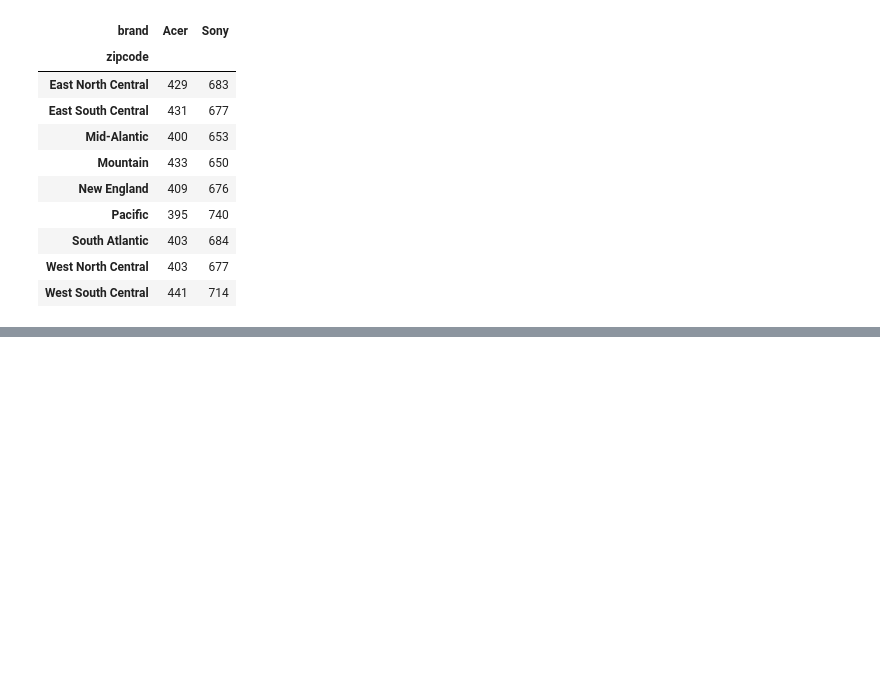
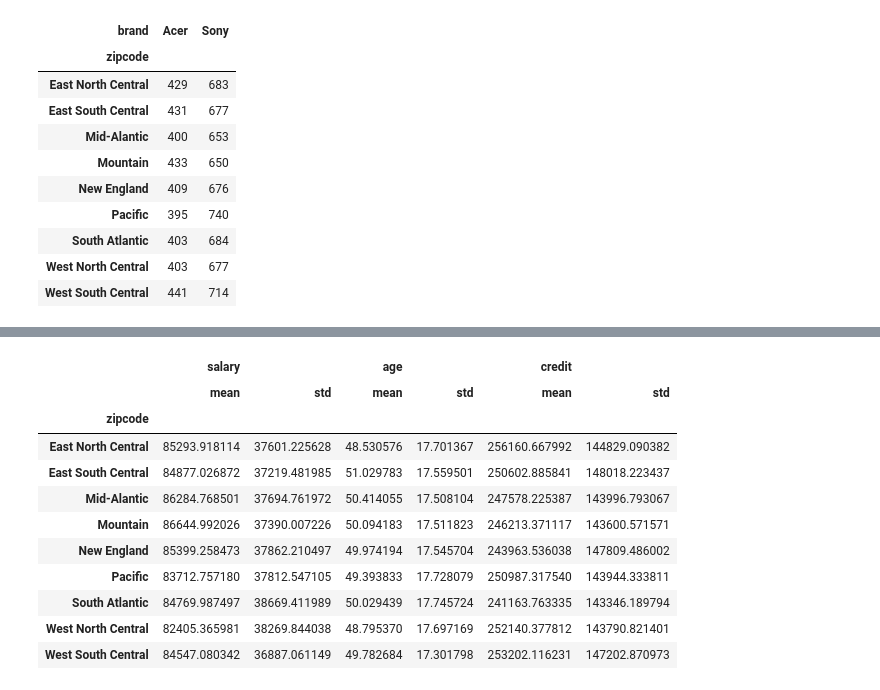
Before and after one commit to tle2001/market-research, a Jupyter notebook: market-research.ipynb, the cells around one changed output, grey strips where cells are left out. Saved outputs shown, nothing was run; the diff lists cells and outputs as text; code cells hidden in the pictures; blank space fills up the shorter version.

```diff
--- a/market-research.ipynb
+++ b/market-research.ipynb
@@ -366,0 +375,6 @@ SpecificationError: nested renamer is not supported
+# %%
+#group by zipcode/place
+
+groupby_zip = df_cat.groupby("zipcode").agg({"mean", "std"})
+groupby_zip
+# %% [output]
@@ -366,0 +382,12 @@ SpecificationError: nested renamer is not supported
+|  | salary |  | age |  | credit |  |
+|  | mean | std | mean | std | mean | std |
+| zipcode |  |  |  |  |  |  |
+| East North Central | 85293.918114 | 37601.225628 | 48.530576 | 17.701367 | 256160.667992 | 144829.090382 |
+| East South Central | 84877.026872 | 37219.481985 | 51.029783 | 17.559501 | 250602.885841 | 148018.223437 |
+| Mid-Alantic | 86284.768501 | 37694.761972 | 50.414055 | 17.508104 | 247578.225387 | 143996.793067 |
+| Mountain | 86644.992026 | 37390.007226 | 50.094183 | 17.511823 | 246213.371117 | 143600.571571 |
+| New England | 85399.258473 | 37862.210497 | 49.974194 | 17.545704 | 243963.536038 | 147809.486002 |
+| Pacific | 83712.757180 | 37812.547105 | 49.393833 | 17.728079 | 250987.317540 | 143944.333811 |
+| South Atlantic | 84769.987497 | 38669.411989 | 50.029439 | 17.745724 | 241163.763335 | 143346.189794 |
+| West North Central | 82405.365981 | 38269.844038 | 48.795370 | 17.697169 | 252140.377812 | 143790.821401 |
+| West South Central | 84547.080342 | 36887.061149 | 49.782684 | 17.301798 | 253202.116231 | 147202.870973 |
```
Also changed, not shown: parts of 13 cells of this notebook, 2 other files.
